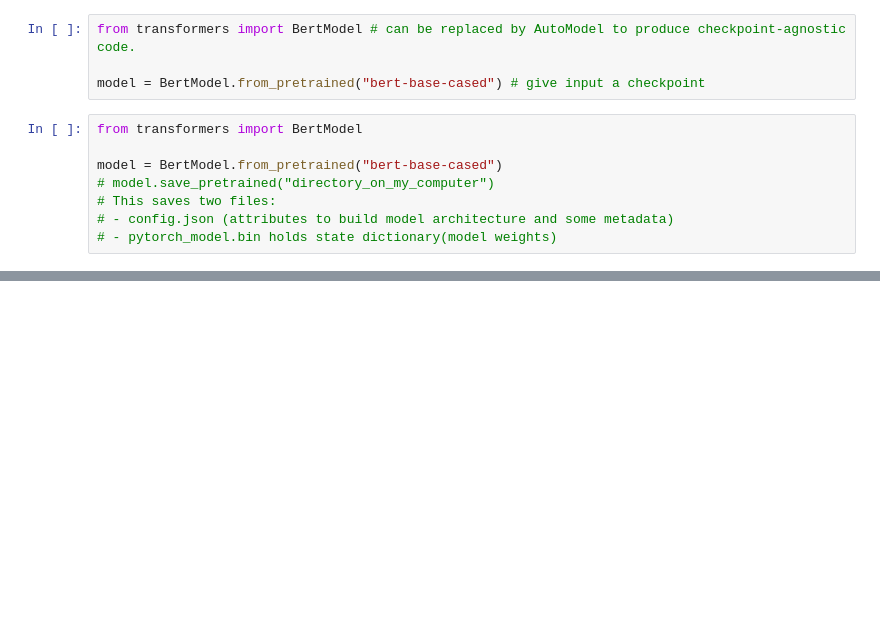
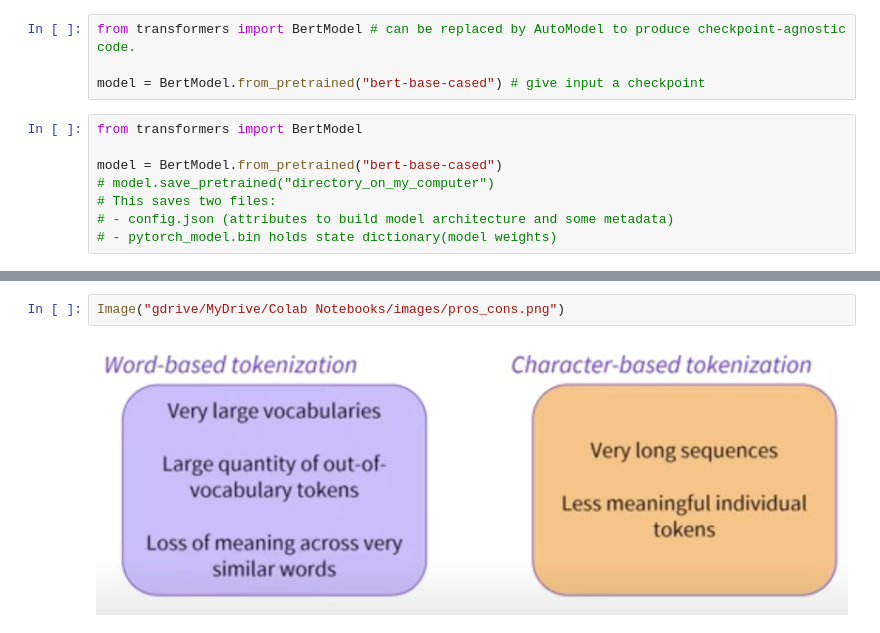
Before and after one commit to Sulphite05/UnderstandingLLMs, a Jupyter notebook: transformers.ipynb, the cells around one changed output, grey strips where cells are left out. Drawn from its saved outputs; the diff is of its cells as text; blank space fills up the shorter version.

```diff
--- a/transformers.ipynb
+++ b/transformers.ipynb
@@ -365,0 +381,4 @@ model = BertModel.from_pretrained("bert-base-cased")
+# %%
+Image("gdrive/MyDrive/Colab Notebooks/images/pros_cons.png")
+# %% [output]
+[figure, added]
```
Also changed, not shown: parts of 3 cells of this notebook.
